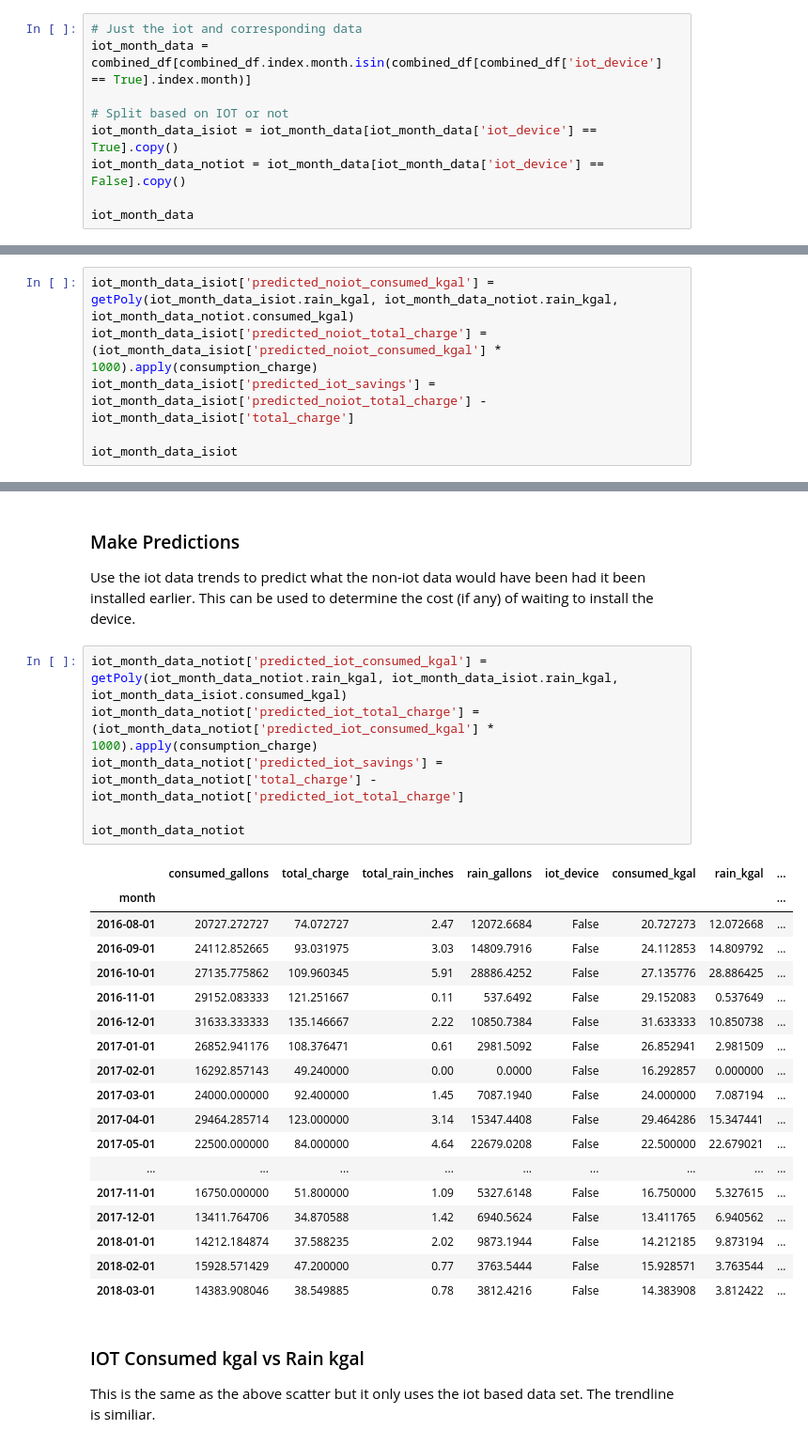
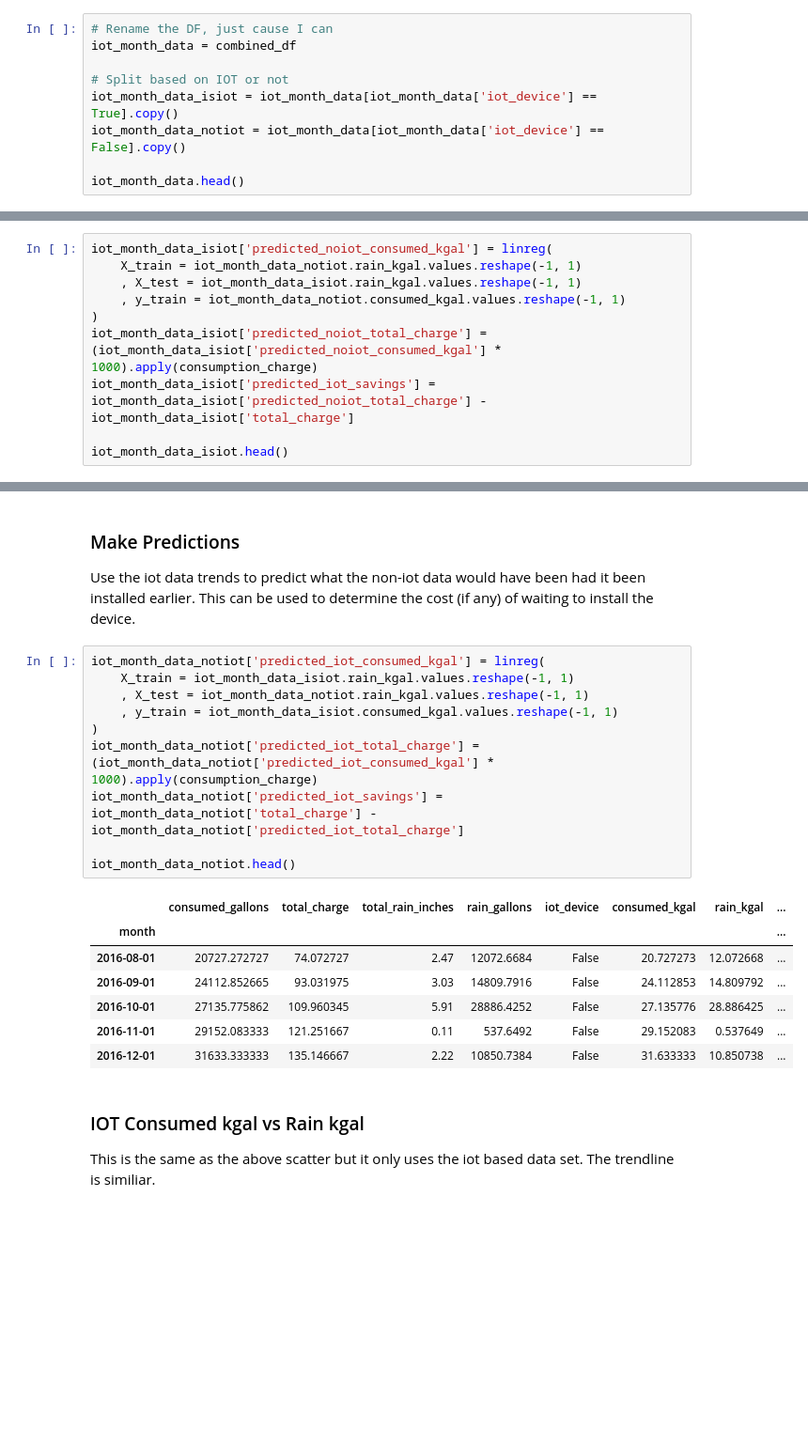
Before and after one commit to frigidplanet/smart_irrigation_analysis, a Jupyter notebook: Irrigation_Analysis.ipynb, the cells around one changed output, grey strips where cells are left out. Shown at 94% size. Drawn from its saved outputs; the diff is of its cells as text; blank space fills up the shorter version.

```diff
--- a/Irrigation_Analysis.ipynb
+++ b/Irrigation_Analysis.ipynb
@@ -326,12 +319,12 @@ This dataset consists of months with IOT data and corresponding months from non-
 # %%
-# Just the iot and corresponding data
-iot_month_data = combined_df[combined_df.index.month.isin(combined_df[combined_df['iot_device'] == True].index.month)]
+# Rename the DF, just cause I can
+iot_month_data = combined_df
 
 # Split based on IOT or not
 iot_month_data_isiot = iot_month_data[iot_month_data['iot_device'] == True].copy()
 iot_month_data_notiot = iot_month_data[iot_month_data['iot_device'] == False].copy()
 
-iot_month_data
+iot_month_data.head()
 # %% [output]
 |  | consumed_gallons | total_charge | total_rain_inches | rain_gallons | iot_device | consumed_kgal | rain_kgal | ... |
 | month |  |  |  |  |  |  |  | ... |
@@ -358,9 +340,13 @@ Use the non-iot data trends to predict what the iot data would have had it not b
 # %%
-iot_month_data_isiot['predicted_noiot_consumed_kgal'] = getPoly(iot_month_data_isiot.rain_kgal, iot_month_data_notiot.rain_kgal, iot_month_data_notiot.consumed_kgal)
+iot_month_data_isiot['predicted_noiot_consumed_kgal'] = linreg(
+    X_train = iot_month_data_notiot.rain_kgal.values.reshape(-1, 1)
+    , X_test = iot_month_data_isiot.rain_kgal.values.reshape(-1, 1)
+    , y_train = iot_month_data_notiot.consumed_kgal.values.reshape(-1, 1)
+)
 iot_month_data_isiot['predicted_noiot_total_charge'] = (iot_month_data_isiot['predicted_noiot_consumed_kgal'] * 1000).apply(consumption_charge)
 iot_month_data_isiot['predicted_iot_savings'] = iot_month_data_isiot['predicted_noiot_total_charge'] - iot_month_data_isiot['total_charge']
 
-iot_month_data_isiot
+iot_month_data_isiot.head()
 # %% [output]
 |  | consumed_gallons | total_charge | total_rain_inches | rain_gallons | iot_device | consumed_kgal | rain_kgal | ... |
 | month |  |  |  |  |  |  |  | ... |
@@ -385,30 +360,23 @@ iot_month_data_isiot
 
 Use the iot data trends to predict what the non-iot data would have been had it been installed earlier.  This can be used to determine the cost (if any) of waiting to install the device.
 # %%
-iot_month_data_notiot['predicted_iot_consumed_kgal'] = getPoly(iot_month_data_notiot.rain_kgal, iot_month_data_isiot.rain_kgal, iot_month_data_isiot.consumed_kgal)
+iot_month_data_notiot['predicted_iot_consumed_kgal'] = linreg(
+    X_train = iot_month_data_isiot.rain_kgal.values.reshape(-1, 1)
+    , X_test = iot_month_data_notiot.rain_kgal.values.reshape(-1, 1)
+    , y_train = iot_month_data_isiot.consumed_kgal.values.reshape(-1, 1)
+)
 iot_month_data_notiot['predicted_iot_total_charge'] = (iot_month_data_notiot['predicted_iot_consumed_kgal'] * 1000).apply(consumption_charge)
 iot_month_data_notiot['predicted_iot_savings'] = iot_month_data_notiot['total_charge'] - iot_month_data_notiot['predicted_iot_total_charge']
 
-iot_month_data_notiot
+iot_month_data_notiot.head()
 # %% [output]
 |  | consumed_gallons | total_charge | total_rain_inches | rain_gallons | iot_device | consumed_kgal | rain_kgal | ... |
 | month |  |  |  |  |  |  |  | ... |
 | 2016-08-01 | 20727.272727 | 74.072727 | 2.47 | 12072.6684 | False | 20.727273 | 12.072668 | ... |
 | 2016-09-01 | 24112.852665 | 93.031975 | 3.03 | 14809.7916 | False | 24.112853 | 14.809792 | ... |
 | 2016-10-01 | 27135.775862 | 109.960345 | 5.91 | 28886.4252 | False | 27.135776 | 28.886425 | ... |
 | 2016-11-01 | 29152.083333 | 121.251667 | 0.11 | 537.6492 | False | 29.152083 | 0.537649 | ... |
 | 2016-12-01 | 31633.333333 | 135.146667 | 2.22 | 10850.7384 | False | 31.633333 | 10.850738 | ... |
-| 2017-01-01 | 26852.941176 | 108.376471 | 0.61 | 2981.5092 | False | 26.852941 | 2.981509 | ... |
-| 2017-02-01 | 16292.857143 | 49.240000 | 0.00 | 0.0000 | False | 16.292857 | 0.000000 | ... |
-| 2017-03-01 | 24000.000000 | 92.400000 | 1.45 | 7087.1940 | False | 24.000000 | 7.087194 | ... |
-| 2017-04-01 | 29464.285714 | 123.000000 | 3.14 | 15347.4408 | False | 29.464286 | 15.347441 | ... |
-| 2017-05-01 | 22500.000000 | 84.000000 | 4.64 | 22679.0208 | False | 22.500000 | 22.679021 | ... |
-| ... | ... | ... | ... | ... | ... | ... | ... | ... |
-| 2017-11-01 | 16750.000000 | 51.800000 | 1.09 | 5327.6148 | False | 16.750000 | 5.327615 | ... |
-| 2017-12-01 | 13411.764706 | 34.870588 | 1.42 | 6940.5624 | False | 13.411765 | 6.940562 | ... |
-| 2018-01-01 | 14212.184874 | 37.588235 | 2.02 | 9873.1944 | False | 14.212185 | 9.873194 | ... |
-| 2018-02-01 | 15928.571429 | 47.200000 | 0.77 | 3763.5444 | False | 15.928571 | 3.763544 | ... |
-| 2018-03-01 | 14383.908046 | 38.549885 | 0.78 | 3812.4216 | False | 14.383908 | 3.812422 | ... |
 # %% [markdown]
 ### IOT Consumed kgal vs Rain kgal
 
```
Also changed, not shown: parts of 10 cells of this notebook, 1 other file.
